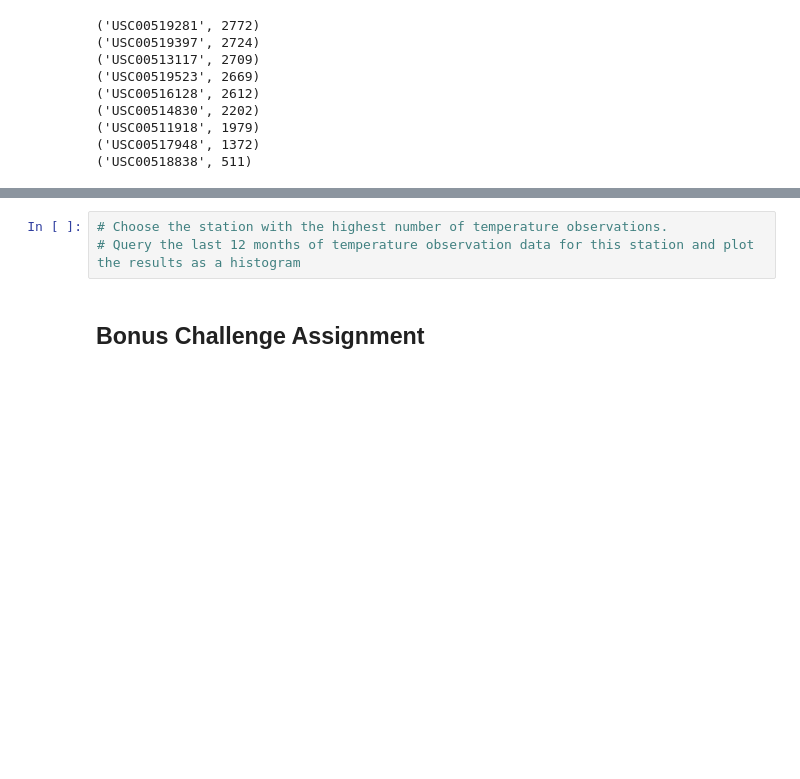
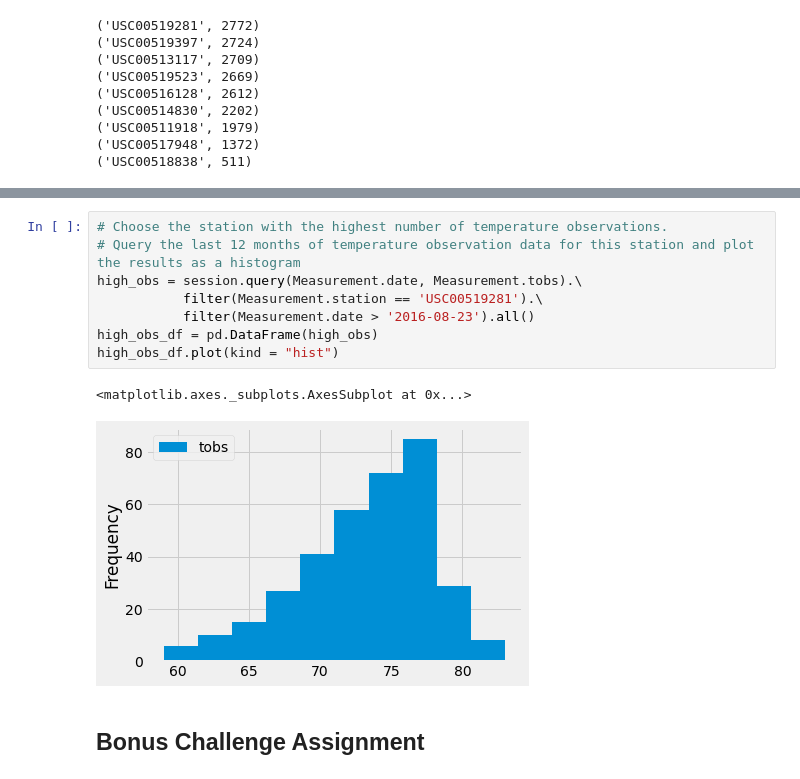
Before and after one commit to TrentELittle/sqlalchemy-challenge, a Jupyter notebook: climate_starter.ipynb, the cells around one changed output, grey strips where cells are left out. Saved outputs shown, nothing was run; the diff lists cells and outputs as text; blank space fills up the shorter version.

Commit message:
measured station with highest number of observations

```diff
--- a/climate_starter.ipynb
+++ b/climate_starter.ipynb
@@ -97,6 +112,14 @@ for station in active_stations:
 # %%
 # Choose the station with the highest number of temperature observations.
 # Query the last 12 months of temperature observation data for this station and plot the results as a histogram
+high_obs = session.query(Measurement.date, Measurement.tobs).\
+           filter(Measurement.station == 'USC00519281').\
+           filter(Measurement.date > '2016-08-23').all()
+high_obs_df = pd.DataFrame(high_obs)
+high_obs_df.plot(kind = "hist")
+# %% [output]
+<matplotlib.axes._subplots.AxesSubplot at 0x...>
+[figure, added]
 # %% [markdown]
 ## Bonus Challenge Assignment
 # %%
```
Also changed, not shown: parts of 1 cell of this notebook.
